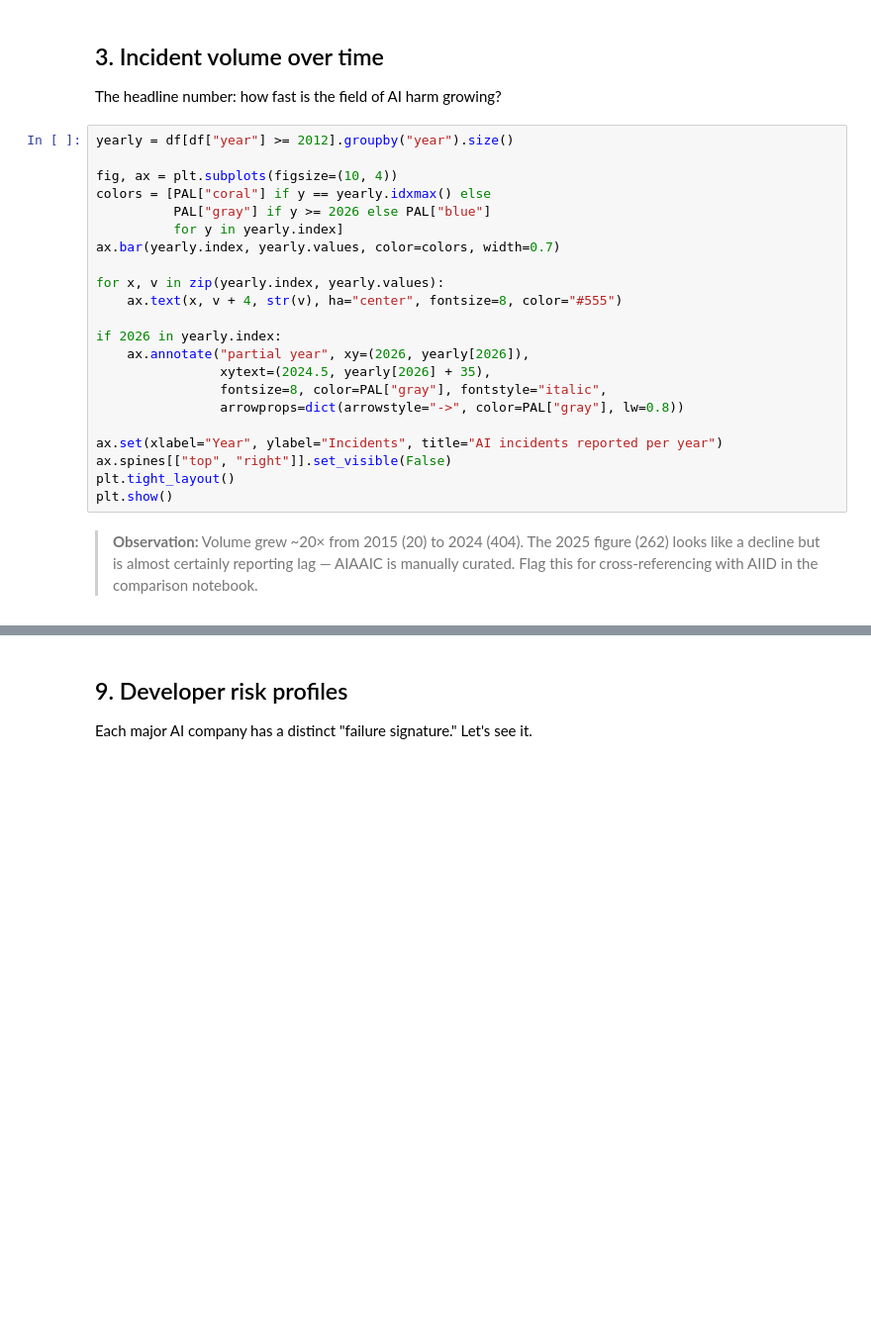
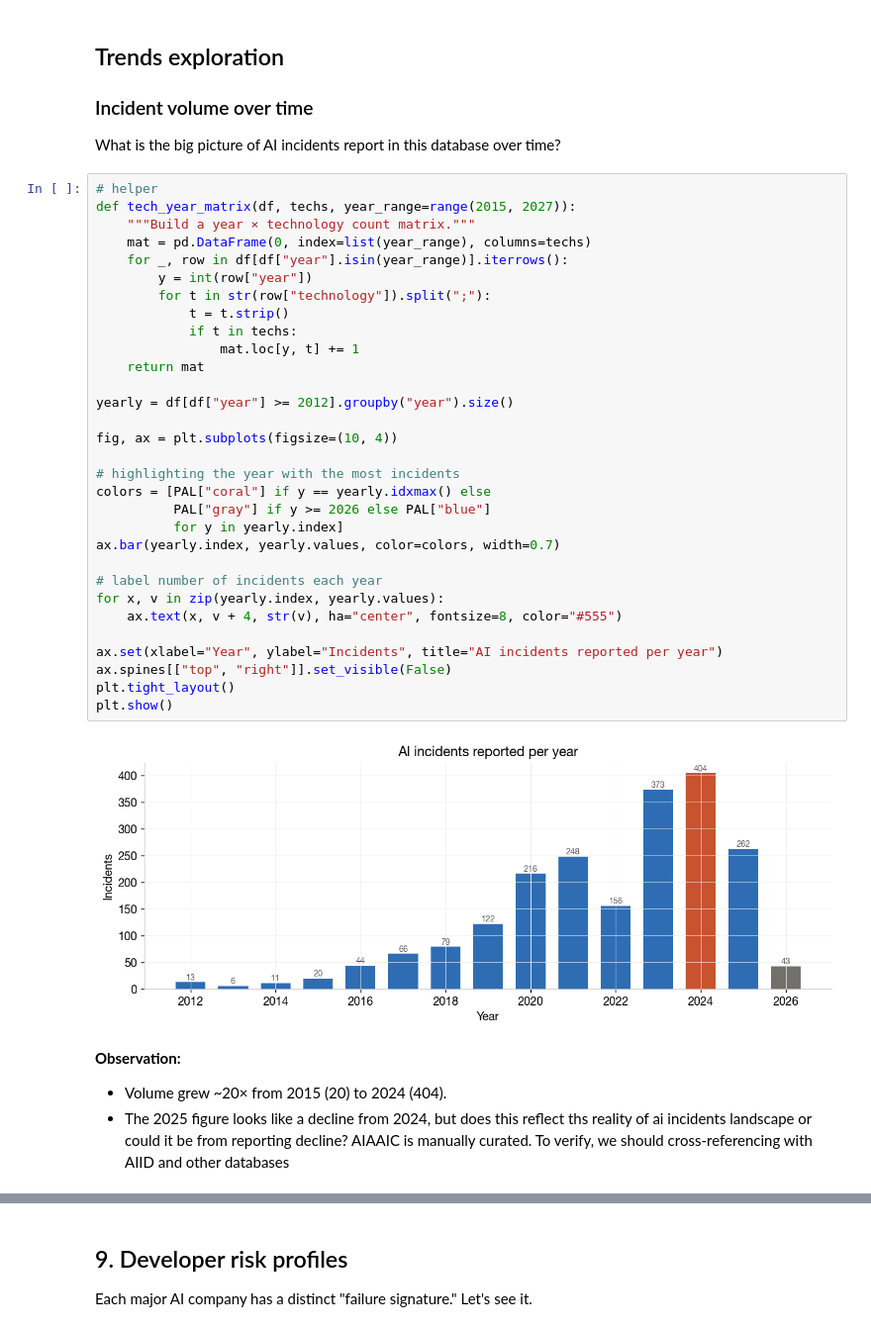
Before and after one commit to marilynn-mm/ai-incident-visualisation, a Jupyter notebook: analysis/AIAAIC/explore.ipynb, the cells around one changed output, grey strips where cells are left out. Shown at 99% size. Saved outputs shown, nothing was run; the diff lists cells and outputs as text; blank space fills up the shorter version.

Commit message:
AIAAIC exploration

```diff
--- a/analysis/AIAAIC/explore.ipynb
+++ b/analysis/AIAAIC/explore.ipynb
@@ -115,32 +72,44 @@ print("✅ Helpers ready")
 # %% [markdown]
-## 3. Incident volume over time
+## Trends exploration
 
-The headline number: how fast is the field of AI harm growing?
+### Incident volume over time
+
+What is the big picture of AI incidents report in this database over time?
 # %%
+# helper
+def tech_year_matrix(df, techs, year_range=range(2015, 2027)):
+    """Build a year × technology count matrix."""
+    mat = pd.DataFrame(0, index=list(year_range), columns=techs)
+    for _, row in df[df["year"].isin(year_range)].iterrows():
+        y = int(row["year"])
+        for t in str(row["technology"]).split(";"):
+            t = t.strip()
+            if t in techs:
+                mat.loc[y, t] += 1
+    return mat
+
 yearly = df[df["year"] >= 2012].groupby("year").size()
 
 fig, ax = plt.subplots(figsize=(10, 4))
+
+# highlighting the year with the most incidents
 colors = [PAL["coral"] if y == yearly.idxmax() else
           PAL["gray"] if y >= 2026 else PAL["blue"]
           for y in yearly.index]
 ax.bar(yearly.index, yearly.values, color=colors, width=0.7)
 
+# label number of incidents each year
 for x, v in zip(yearly.index, yearly.values):
     ax.text(x, v + 4, str(v), ha="center", fontsize=8, color="#555")
-
-if 2026 in yearly.index:
-    ax.annotate("partial year", xy=(2026, yearly[2026]),
-                xytext=(2024.5, yearly[2026] + 35),
-                fontsize=8, color=PAL["gray"], fontstyle="italic",
-                arrowprops=dict(arrowstyle="->", color=PAL["gray"], lw=0.8))
 
 ax.set(xlabel="Year", ylabel="Incidents", title="AI incidents reported per year")
 ax.spines[["top", "right"]].set_visible(False)
 plt.tight_layout()
 plt.show()
+# %% [output]
+[figure, added]
 # %% [markdown]
-> **Observation:** Volume grew ~20× from 2015 (20) to 2024 (404). The 2025 figure
-> (262) looks like a decline but is almost certainly reporting lag — AIAAIC is
-> manually curated. Flag this for cross-referencing with AIID in the comparison
-> notebook.
+**Observation:**
+- Volume grew ~20× from 2015 (20) to 2024 (404).
+- The 2025 figure looks like a decline from 2024, but does this reflect ths reality of ai incidents landscape or could it be from reporting decline? AIAAIC is manually curated. To verify, we should cross-referencing with AIID and other databases
 # %% [markdown]
```
Also changed, not shown: parts of 27 cells of this notebook, 1 other file.
